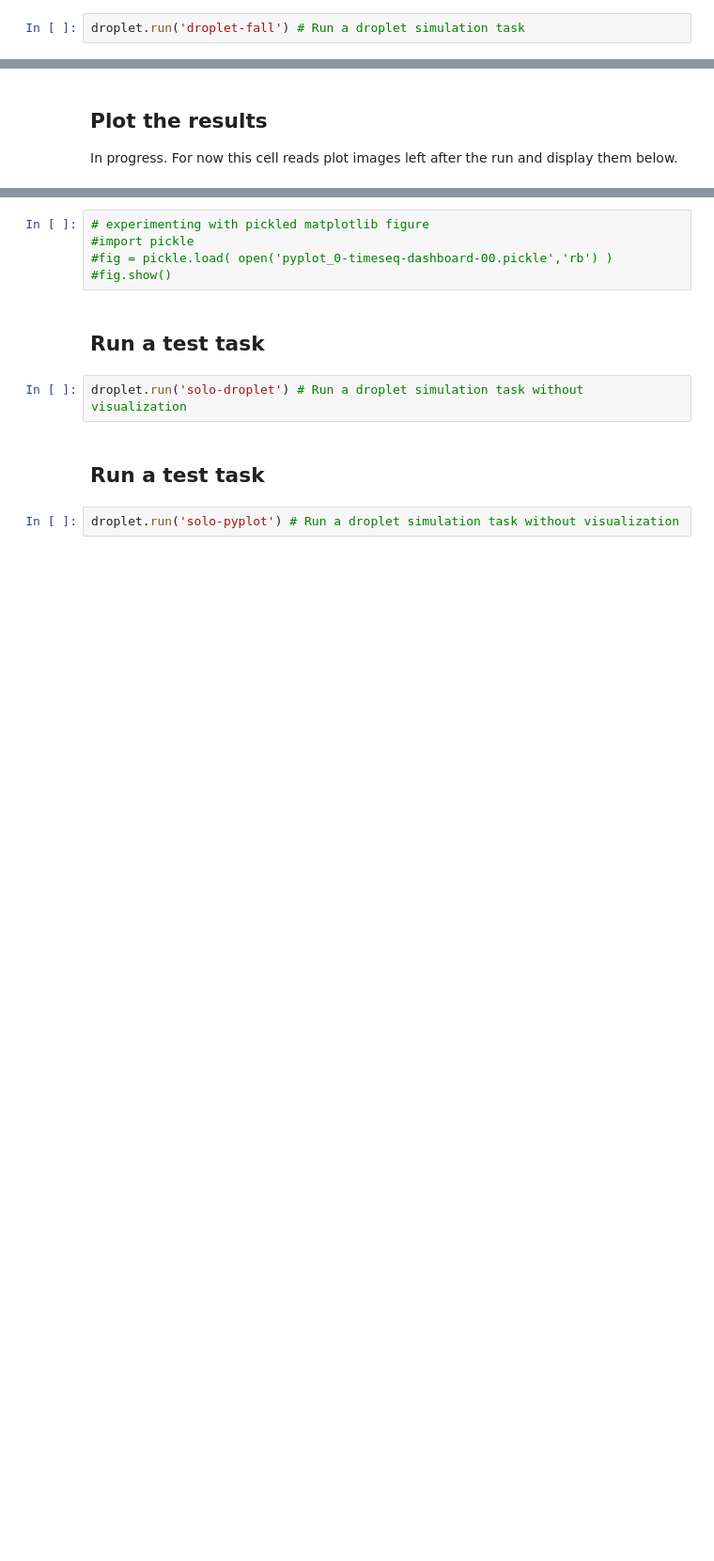
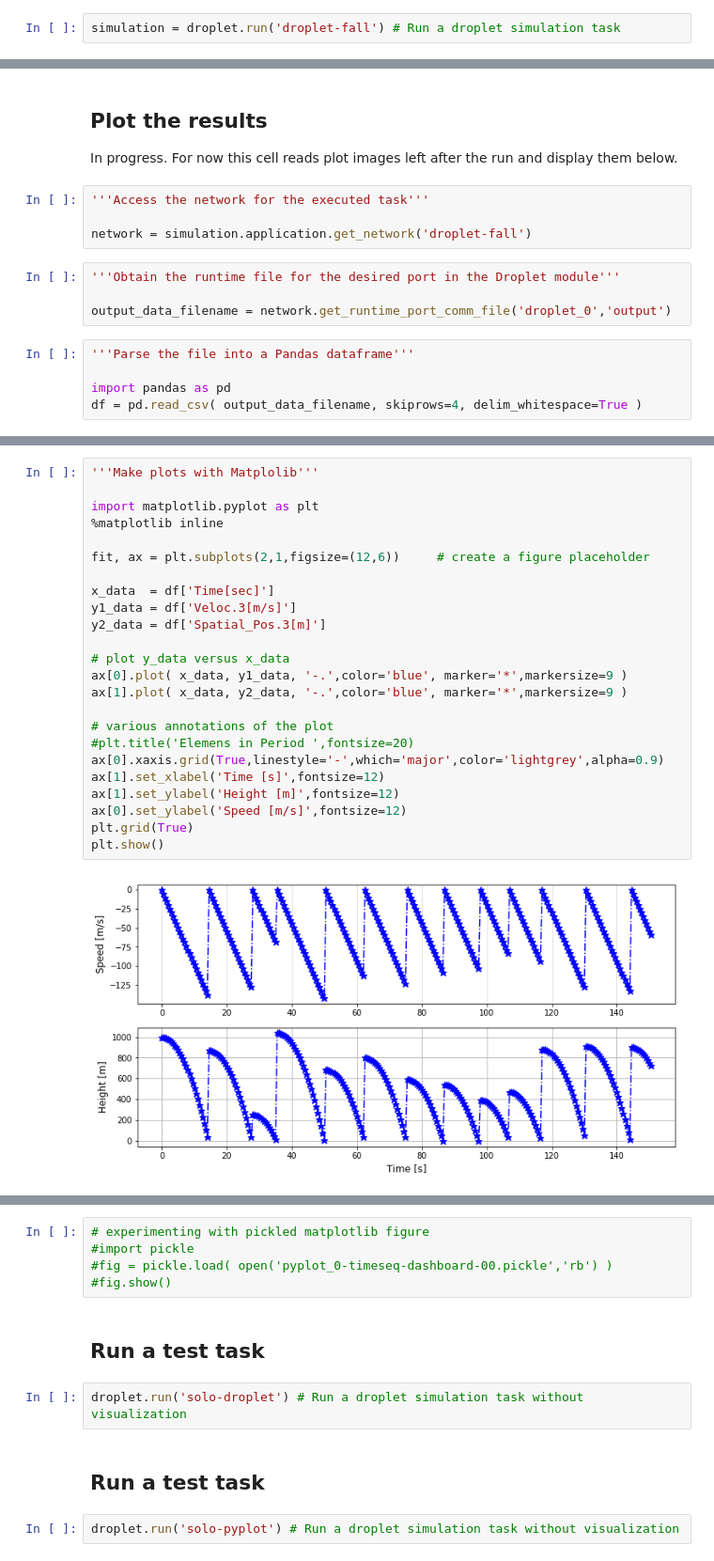
Before and after one commit to dpploy/cortix-nb, a Jupyter notebook: droplet.ipynb, the cells around one changed output, grey strips where cells are left out. Shown at 94% size. Saved outputs shown, nothing was run; the diff lists cells and outputs as text; blank space fills up the shorter version.

Commit message:
Updated with direct data access to results.

```diff
--- a/droplet.ipynb
+++ b/droplet.ipynb
@@ -42,5 +41,5 @@ FILE
 # %% [markdown]
 ## Run a task
 # %%
-droplet.run('droplet-fall') # Run a droplet simulation task
+simulation = droplet.run('droplet-fall') # Run a droplet simulation task
 # %% [output]
@@ -52,3 +63,16 @@ FileNotFoundError: [Errno 2] No such file or directory: '/anaconda3/lib/python3.
 # %% [markdown]
 ## Plot the results
 In progress. For now this cell reads plot images left after the run and display them below.
+# %%
+'''Access the network for the executed task'''
+
+network = simulation.application.get_network('droplet-fall')
+# %%
+'''Obtain the runtime file for the desired port in the Droplet module'''
+
+output_data_filename = network.get_runtime_port_comm_file('droplet_0','output')
+# %%
+'''Parse the file into a Pandas dataframe'''
+
+import pandas as pd
+df = pd.read_csv( output_data_filename, skiprows=4, delim_whitespace=True )
@@ -55 +110,27 @@ In progress. For now this cell reads plot images left after the run and display
+# %%
+'''Make plots with Matplolib'''
+
+import matplotlib.pyplot as plt
+%matplotlib inline
+
+fit, ax = plt.subplots(2,1,figsize=(12,6))     # create a figure placeholder
+
+x_data  = df['Time[sec]']
+y1_data = df['Veloc.3[m/s]']
+y2_data = df['Spatial_Pos.3[m]']
+
+# plot y_data versus x_data
+ax[0].plot( x_data, y1_data, '-.',color='blue', marker='*',markersize=9 )
+ax[1].plot( x_data, y2_data, '-.',color='blue', marker='*',markersize=9 )
+
+# various annotations of the plot
+#plt.title('Elemens in Period ',fontsize=20)
+ax[0].xaxis.grid(True,linestyle='-',which='major',color='lightgrey',alpha=0.9)
+ax[1].set_xlabel('Time [s]',fontsize=12)
+ax[1].set_ylabel('Height [m]',fontsize=12)
+ax[0].set_ylabel('Speed [m/s]',fontsize=12)
+plt.grid(True)
+plt.show()
+# %% [output]
+[figure, added]
 # %%
```
Also changed, not shown: parts of 7 cells of this notebook.
